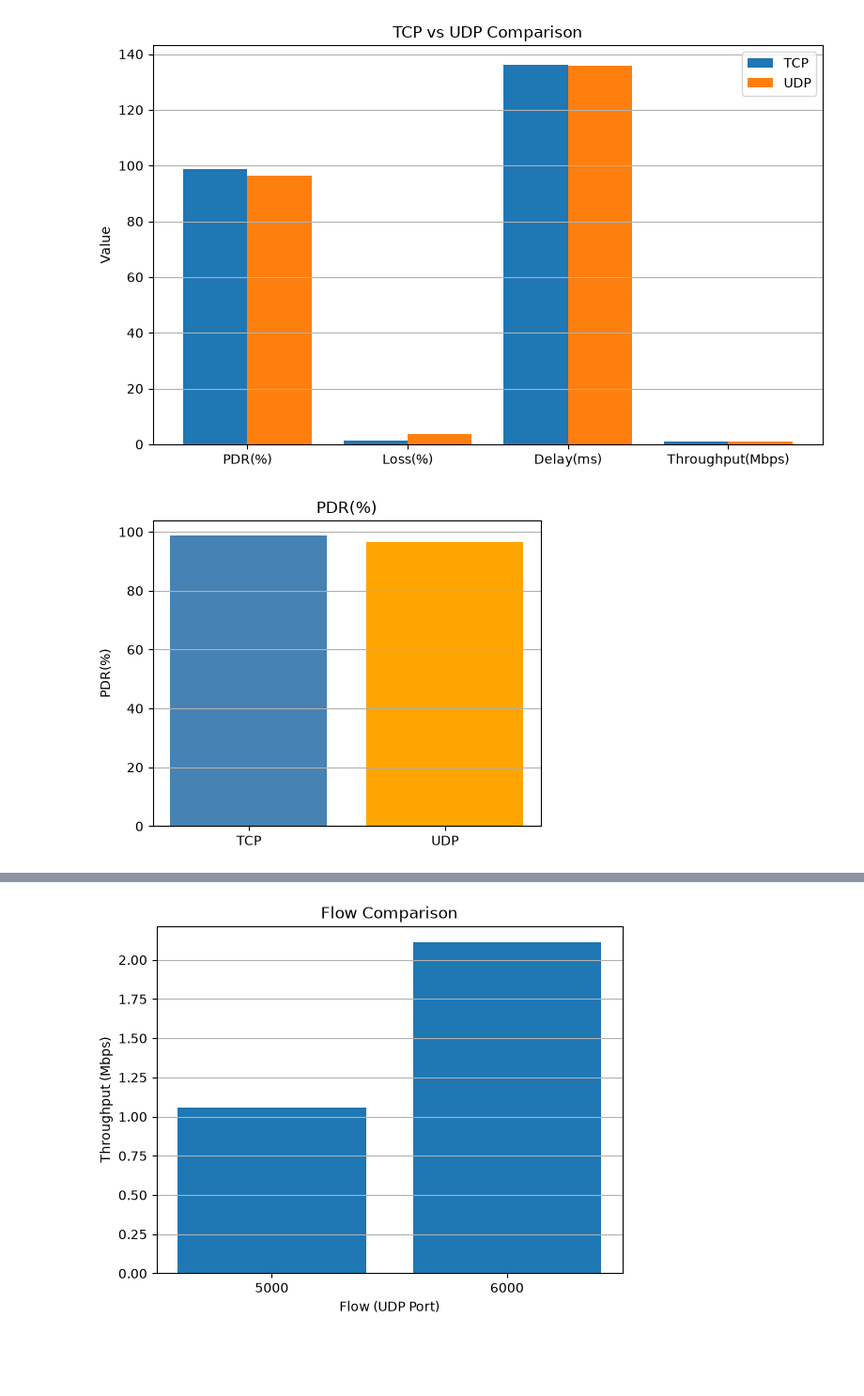
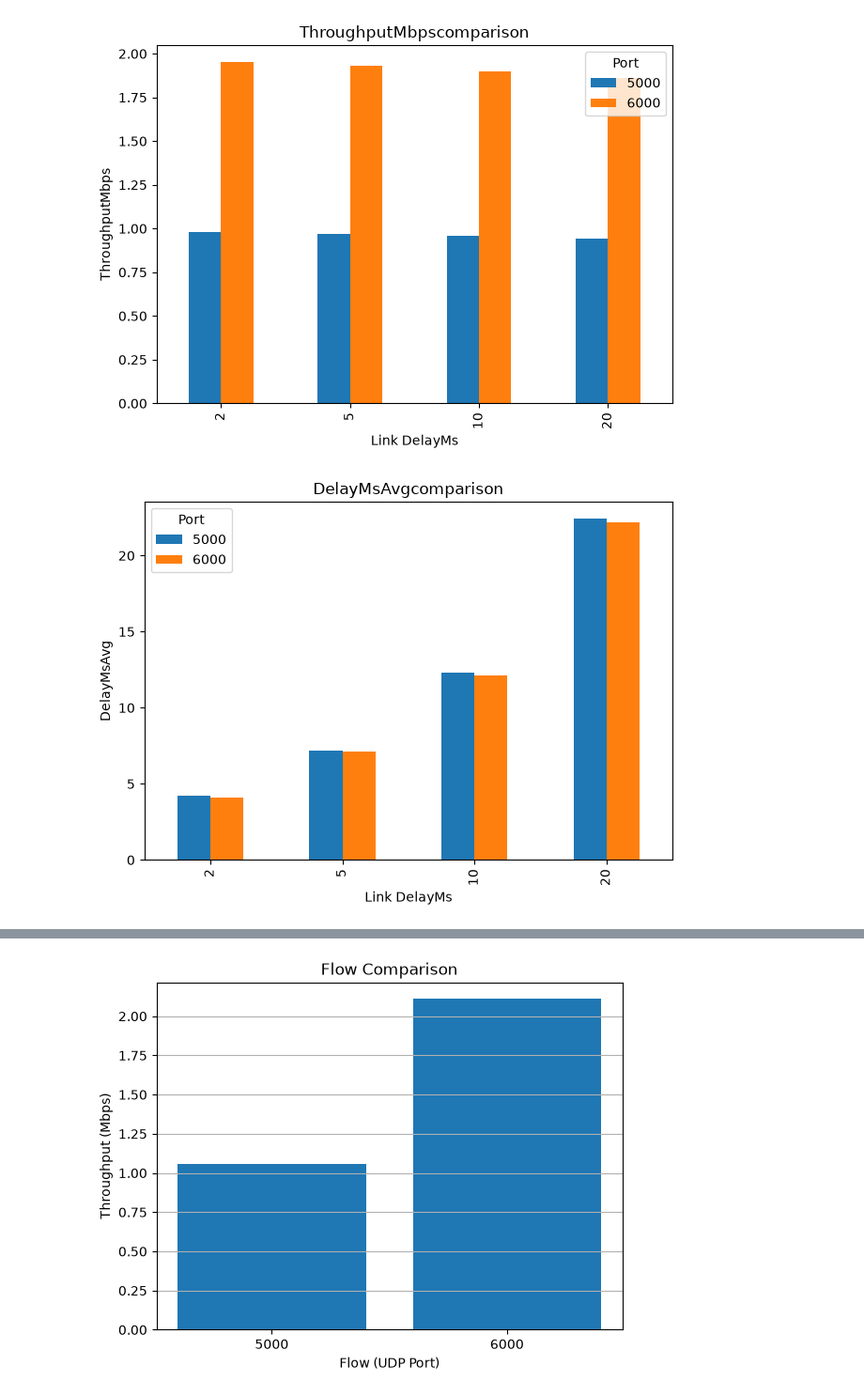
Before and after one commit to Ray-Audrey/PCN_Experiments_2026, a Jupyter notebook: visualization.ipynb, the cells around one changed output, grey strips where cells are left out. Shown at 94% size. Cells and saved outputs as stored; diff of their text form; code cells hidden in the pictures; blank space fills up the shorter version.

```diff
--- a/visualization.ipynb
+++ b/visualization.ipynb
@@ -1,36 +1,20 @@
 # %%
-
 import pandas as pd
 import matplotlib.pyplot as plt
 
-df = pd.read_csv("results_exp7.csv")
-
-metrics = {
-    "ThroughputMbps": "Throughput (Mbps)",
-    "DelayMsAvg": "Average Delay (ms)",
-    "PDRPercent": "Packet Delivery Ratio (%)",
-    "LossPercent": "Packet Loss (%)"
-}
-
-for metric, ylabel in metrics.items():
-    plt.figure()
-
-    for port, group in df.groupby("Port"):
-        group = group.sort_values("DelayMs")
-        plt.plot(
-            group["DelayMs"],
-            group[metric],
-            marker="o",
-            label="Port " + str(port)
-        )
-
-    plt.xlabel("Link Delay (ms)")
-    plt.ylabel(ylabel)
-    plt.title(ylabel + " vs Link Delay")
-    plt.legend()
-    plt.grid(True)
+df=pd.read_csv("results_exp7.csv")
+for metrics in["ThroughputMbps","DelayMsAvg","PDRPercent","LossPercent"]:
+    df.pivot_table(
+        columns="Port",
+        values=metrics,
+        aggfunc="mean",
+        index="DelayMs"
+    ).plot(kind="bar")
+    plt.title(metrics+"comparison")
+    plt.xlabel("Link DelayMs")
+    plt.ylabel(metrics)
     plt.tight_layout()
     plt.show()
 # %% [output]
-[figure, old version]
+[figure, new version]
-[figure, old version]
+[figure, new version]
```
Also changed, not shown: parts of 1 cell of this notebook, 31 other files.
